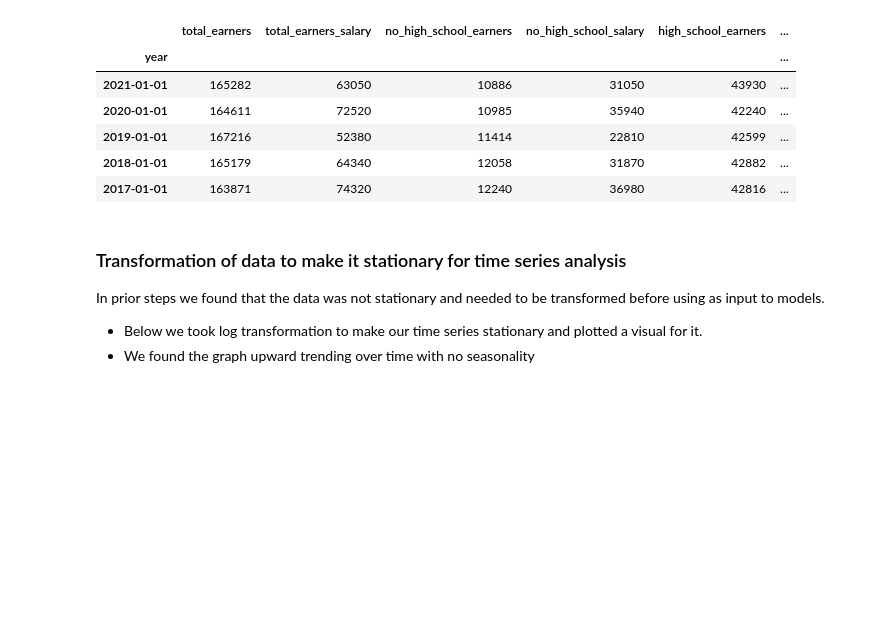
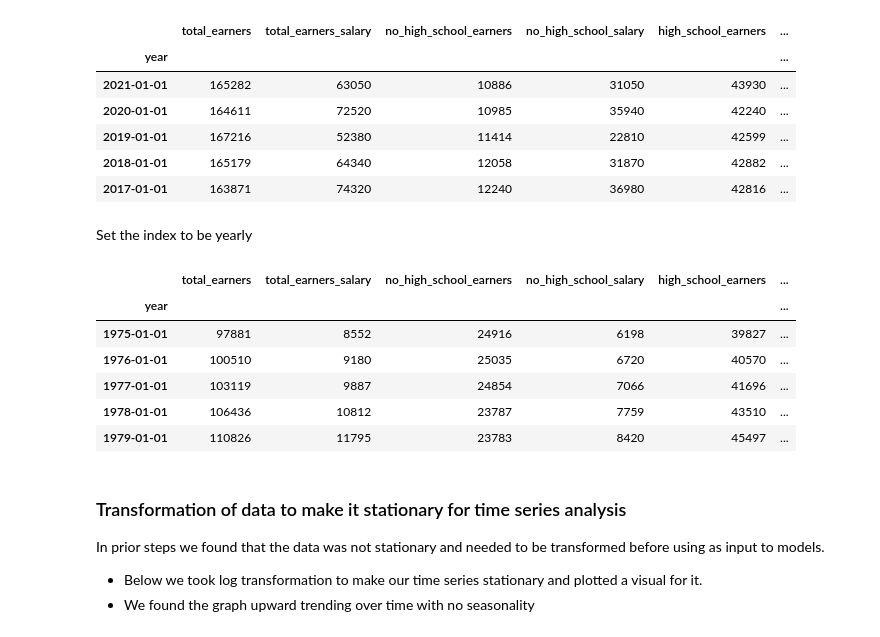
Before and after one commit to pmiller50/IU_time_series_G3, a Jupyter notebook: TSA_Project_Part3.ipynb, the cells around one changed output. Cells and saved outputs as stored; diff of their text form; code cells hidden in the pictures; blank space fills up the shorter version.

```diff
--- a/TSA_Project_Part3.ipynb
+++ b/TSA_Project_Part3.ipynb
@@ -40,6 +45,21 @@ salaries_df.head()
 | 2019-01-01 | 167216 | 52380 | 11414 | 22810 | 42599 | ... |
 | 2018-01-01 | 165179 | 64340 | 12058 | 31870 | 42882 | ... |
 | 2017-01-01 | 163871 | 74320 | 12240 | 36980 | 42816 | ... |
+# %% [markdown]
+Set the index to be yearly
+# %%
+salaries_df.index = pd.to_datetime(salaries_df.index, format='%Y')
+salaries_df = salaries_df.asfreq('YS-JAN')
+
+salaries_df.head()
+# %% [output]
+|  | total_earners | total_earners_salary | no_high_school_earners | no_high_school_salary | high_school_earners | ... |
+| year |  |  |  |  |  | ... |
+| 1975-01-01 | 97881 | 8552 | 24916 | 6198 | 39827 | ... |
+| 1976-01-01 | 100510 | 9180 | 25035 | 6720 | 40570 | ... |
+| 1977-01-01 | 103119 | 9887 | 24854 | 7066 | 41696 | ... |
+| 1978-01-01 | 106436 | 10812 | 23787 | 7759 | 43510 | ... |
+| 1979-01-01 | 110826 | 11795 | 23783 | 8420 | 45497 | ... |
 # %% [markdown]
 ### Transformation of data to make it stationary for time series analysis
 
```
Also changed, not shown: parts of 20 cells of this notebook, 5 other files.
